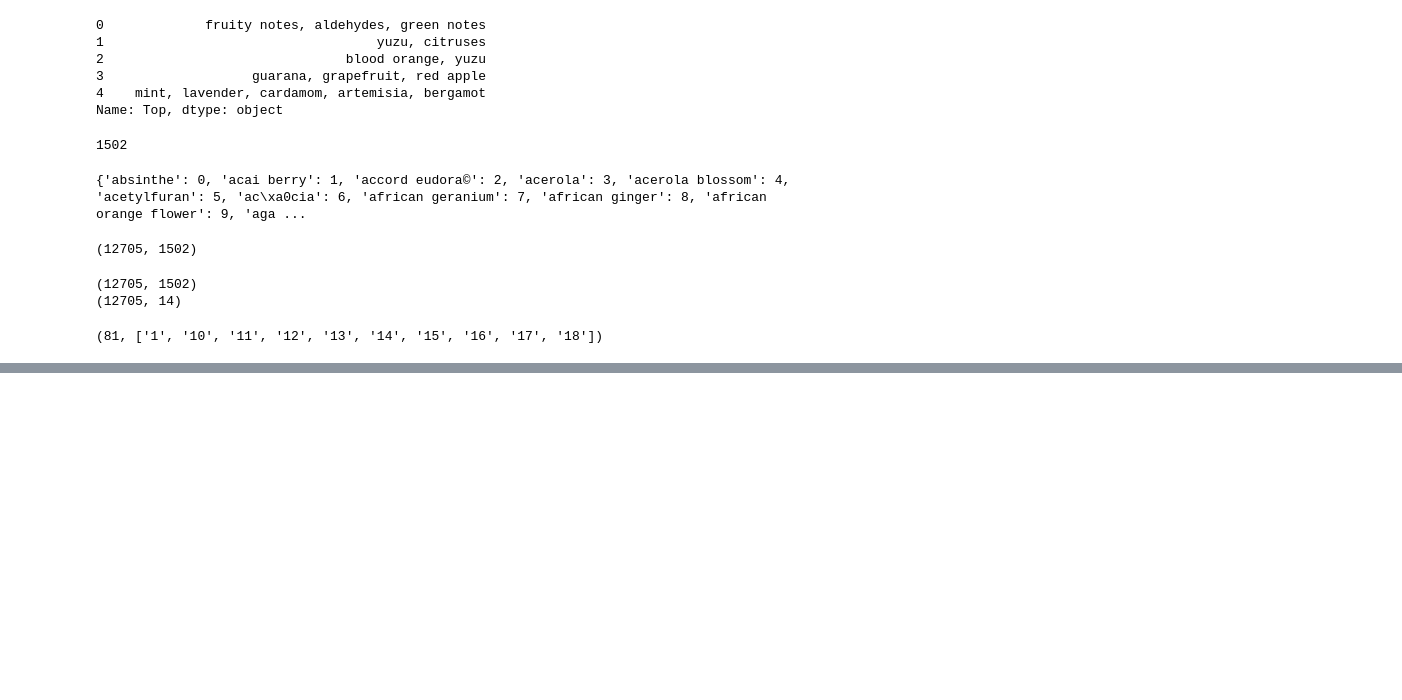
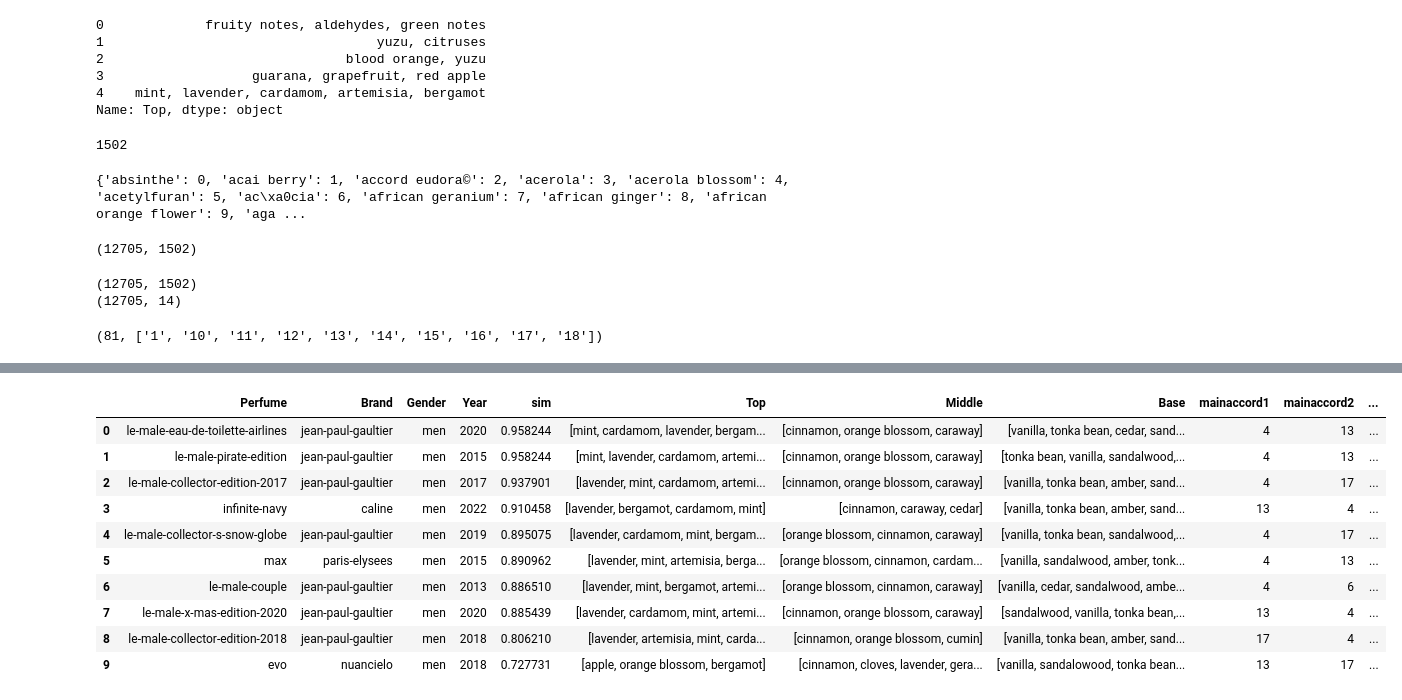
Before and after one commit to javierbernallou/recomendador_de_perfumes, a Jupyter notebook: Eda03.ipynb, the cells around one changed output, grey strips where cells are left out. Saved outputs shown, nothing was run; the diff lists cells and outputs as text; code cells hidden in the pictures; blank space fills up the shorter version.

```diff
--- a/Eda03.ipynb
+++ b/Eda03.ipynb
@@ -604,0 +221,28 @@ Guardados: scaler.joblib, pca.joblib, mapping.json
+# %%
+#Ejemplo de pesos(relevancia) por acordes
+ACCORD_WEIGHTS = {
+    1: 1.0,
+    2: 0.8,
+    3: 0.8,
+    4: 0.7,
+    5: 0.5
+}
+# %%
+def build_accord_vector(row, accord_to_idx, weights):
+    vec = np.zeros(len(accord_to_idx))
+
+    for i, col in enumerate(accord_cols, start=1):
+        accord = row[col]
+        if accord in accord_to_idx:
+            vec[accord_to_idx[accord]] += weights[i ]
+
+    return vec
+# %%
+X_accords = np.vstack(
+    df.apply(
+        lambda row: build_accord_vector(row, accord_to_idx, ACCORD_WEIGHTS),
+        axis=1
+    )
+)
+
+X_accords.shape
@@ -604,0 +255,5 @@ Guardados: scaler.joblib, pca.joblib, mapping.json
+# %%
+##Concatenamos acordes y notas
+
+X_total = np.hstack([X_notes, X_accords])
+print(X_total.shape)
@@ -604,0 +320,18 @@ Guardados: scaler.joblib, pca.joblib, mapping.json
+# %%
+q = "le-male-pride-collector"
+rec = topn_similarities(q, topn=10)
+df[df["Perfume"].eq(q)][["Perfume","Brand","Top","Middle","Base","mainaccord1","mainaccord2","mainaccord3","mainaccord4","mainaccord5"]]
+rec.merge(df[["Perfume","Brand","Top","Middle","Base","mainaccord1","mainaccord2","mainaccord3","mainaccord4","mainaccord5"]],
+          on=["Perfume","Brand"], how="left")
+# %% [output]
+|  | Perfume | Brand | Gender | Year | sim | Top | Middle | Base | mainaccord1 | mainaccord2 | ... |
+| 0 | le-male-eau-de-toilette-airlines | jean-paul-gaultier | men | 2020 | 0.958244 | [mint, cardamom, lavender, bergam... | [cinnamon, orange blossom, caraway] | [vanilla, tonka bean, cedar, sand... | 4 | 13 | ... |
+| 1 | le-male-pirate-edition | jean-paul-gaultier | men | 2015 | 0.958244 | [mint, lavender, cardamom, artemi... | [cinnamon, orange blossom, caraway] | [tonka bean, vanilla, sandalwood,... | 4 | 13 | ... |
+| 2 | le-male-collector-edition-2017 | jean-paul-gaultier | men | 2017 | 0.937901 | [lavender, mint, cardamom, artemi... | [cinnamon, orange blossom, caraway] | [vanilla, tonka bean, amber, sand... | 4 | 17 | ... |
+| 3 | infinite-navy | caline | men | 2022 | 0.910458 | [lavender, bergamot, cardamom, mint] | [cinnamon, caraway, cedar] | [vanilla, tonka bean, amber, sand... | 13 | 4 | ... |
+| 4 | le-male-collector-s-snow-globe | jean-paul-gaultier | men | 2019 | 0.895075 | [lavender, cardamom, mint, bergam... | [orange blossom, cinnamon, caraway] | [vanilla, tonka bean, sandalwood,... | 4 | 17 | ... |
+| 5 | max | paris-elysees | men | 2015 | 0.890962 | [lavender, mint, artemisia, berga... | [orange blossom, cinnamon, cardam... | [vanilla, sandalwood, amber, tonk... | 4 | 13 | ... |
+| 6 | le-male-couple | jean-paul-gaultier | men | 2013 | 0.886510 | [lavender, mint, bergamot, artemi... | [orange blossom, cinnamon, caraway] | [vanilla, cedar, sandalwood, ambe... | 4 | 6 | ... |
+| 7 | le-male-x-mas-edition-2020 | jean-paul-gaultier | men | 2020 | 0.885439 | [lavender, cardamom, mint, artemi... | [cinnamon, orange blossom, caraway] | [sandalwood, vanilla, tonka bean,... | 13 | 4 | ... |
+| 8 | le-male-collector-edition-2018 | jean-paul-gaultier | men | 2018 | 0.806210 | [lavender, artemisia, mint, carda... | [cinnamon, orange blossom, cumin] | [vanilla, tonka bean, amber, sand... | 17 | 4 | ... |
+| 9 | evo | nuancielo | men | 2018 | 0.727731 | [apple, orange blossom, bergamot] | [cinnamon, cloves, lavender, gera... | [vanilla, sandalowood, tonka bean... | 13 | 17 | ... |
```
Also changed, not shown: parts of 45 cells of this notebook.
